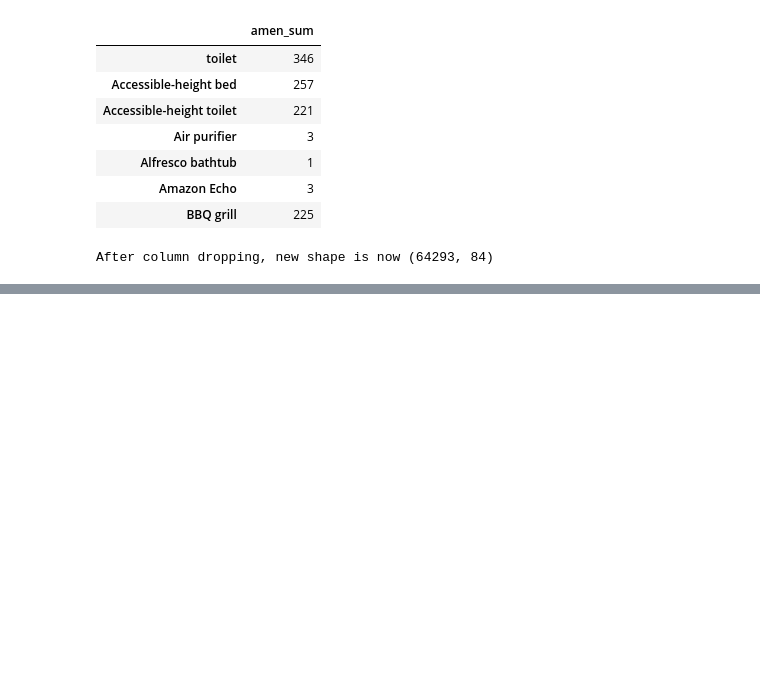
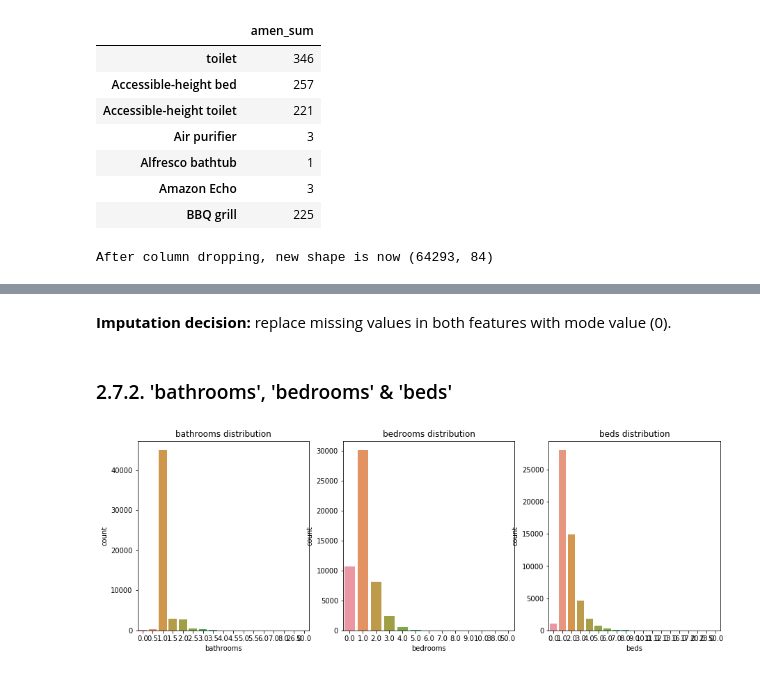
Before and after one commit to nidragedd/udadsnd-p4-airbnb_inside, a Jupyter notebook: notebook/3_Data_Preparation.ipynb, the cells around one changed output, grey strips where cells are left out. Saved outputs shown, nothing was run; the diff lists cells and outputs as text; code cells hidden in the pictures; blank space fills up the shorter version.

```diff
--- a/notebook/3_Data_Preparation.ipynb
+++ b/notebook/3_Data_Preparation.ipynb
@@ -288,0 +324,8 @@ Length: 155, dtype: bool
+# %% [markdown]
+**Imputation decision:** replace missing values in both features with mode value (0).
+# %% [markdown]
+### 2.7.2. 'bathrooms', 'bedrooms' & 'beds'
+# %%
+viz.countplot_for_imputation(X_train, ['bathrooms', 'bedrooms', 'beds'])
+# %% [output]
+[figure, added]
```
Also changed, not shown: parts of 45 cells of this notebook, 7 other files.
